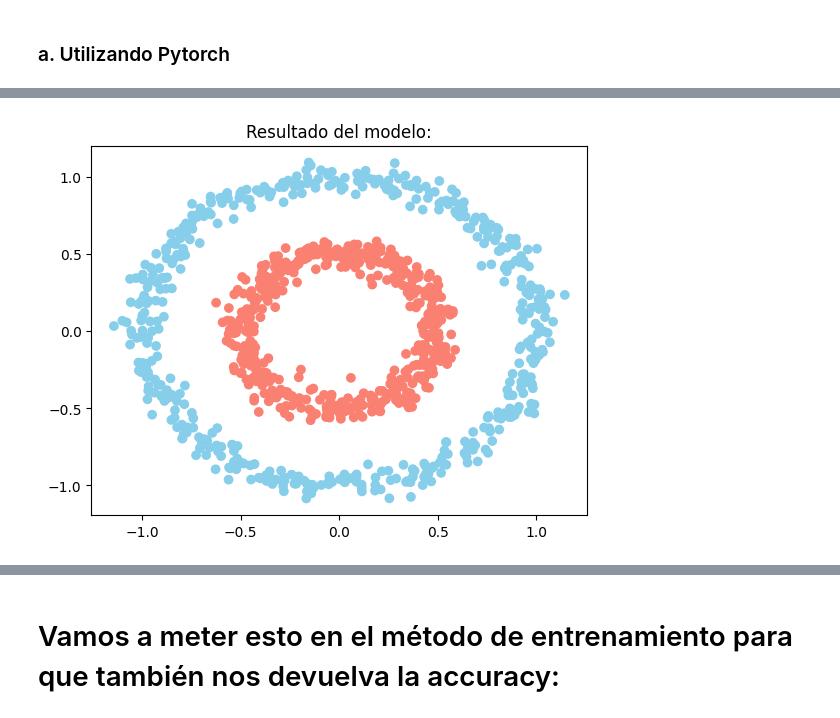
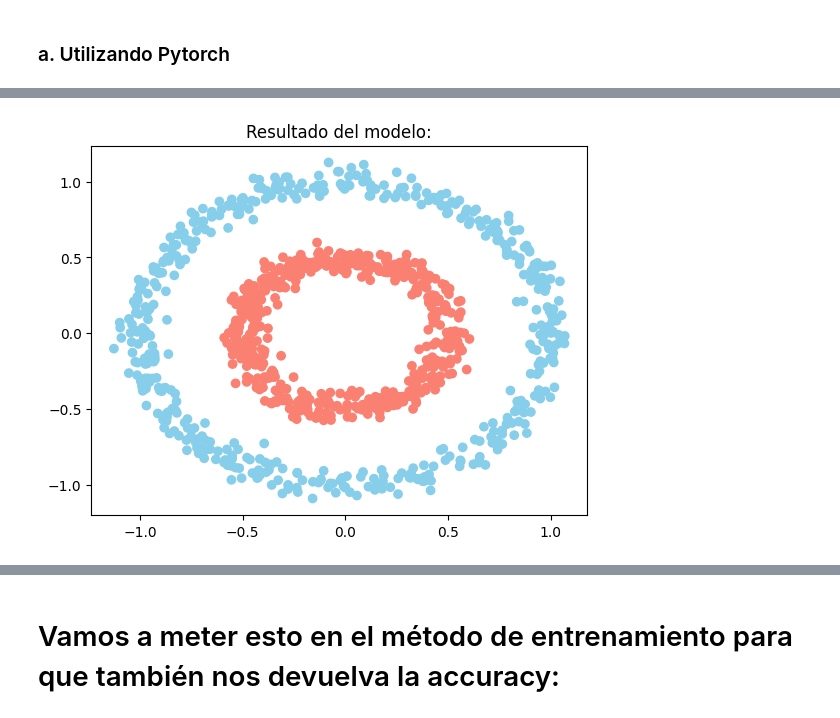
Before and after one commit to FullFran/Point_classifier, a Jupyter notebook: make_circles.ipynb, the cells around one changed output, grey strips where cells are left out. Saved outputs shown, nothing was run; the diff lists cells and outputs as text; code cells hidden in the pictures.

```diff
--- a/make_circles.ipynb
+++ b/make_circles.ipynb
@@ -160,14 +175,12 @@ class RedNeuronal(nn.Module):
 
         return LOSS, ITER
 # %%
-import torch
-import torch.nn as nn
-import torch.optim as optim
-from torch.nn.functional import relu, sigmoid
+# También podríamos haber creado la red con nn.Sequential
+# quedando así una forma de definirla muy similar a como lo aprendimos en Keras.
 
-class RedNeuronal(nn.Module):
+class RedNeuronal2(nn.Module):
     def __init__(self):
-        super(RedNeuronal, self).__init__()
+        super(RedNeuronal2, self).__init__()
         self.model = nn.Sequential(
             nn.Linear(2, 4),
             nn.ReLU(),
@@ -184,6 +197,7 @@ class RedNeuronal(nn.Module):
         )
 
     def forward(self, x):
+        x = x.to(self.model[0].weight.dtype)
         return self.model(x)
 
     def train(self, X, Y, num_epochs=100, lr=0.03, print_interval=20, stop_loss=0.0015,
@@ -255,17 +271,23 @@ criterion = nn.BCELoss()
 # %%
 # Transformamos los datos que tenemos en numpy a tensores de torch:
 # para utilizarlos en nuestro modelo.
-X_t = torch.from_numpy(X).float().to(device)
-Y_t = torch.from_numpy(Y).float().to(device)
+X_t = torch.from_numpy(X_train).float().to(device)
+Y_t = torch.from_numpy(Y_train).float().to(device)
 # Esto es para que tenga la forma de (n, 1) para poder realizar las operaciones.
 Y_t = Y_t.reshape(-1, 1)
+
+# Lo mismo con los datos de test.
+X_v = torch.from_numpy(X_test).float().to(device)
+Y_v = torch.from_numpy(Y_test).float().to(device)
+
+Y_v = Y_v.reshape(-1, 1)
 # %%
 # Creamos el objeto red neuronal:
-modelo = RedNeuronal()
+modelo_torch = RedNeuronal()
 # %%
 # Entrenamos la red neuronal usando el método train que hemos definido:
 # (Se que estoy utilizando los que he puesto por defecto llamandolos, pero
 # es solo con fines ilustrativos).
-LOSS, ITER = modelo.train(X_t, Y_t, num_epochs=10000,
-                          optimizer=optimizer, criterion=criterion)
+LOSS, ITER = modelo_torch.train(X_t, Y_t, num_epochs=10000,
+                                optimizer=optimizer, criterion=criterion)
 # %% [output]
@@ -282,17 +310,17 @@ plt.show()
 # %%
 # Ahora vamos a mostrar los resultados:
-result = modelo(X_t)
+result = modelo_torch(X_v)
 
 # se pasa el resultado a la cpu como un array de numpy:
 np_result = result.cpu().detach().numpy()
 
 # Graficamos los resultados al igual que antes:
 # Dado que en la última capa tenemos una función de activación sigmoide,
 # los resultados están en el rango de 0 a 1. Los resultados inferiores a 0.5
 # pertenecen a la clase '1' y los resultados mayores o iguales a 0.5 pertenecen a la clase '0'.
-plt.scatter(X[:, 0], X[:, 1],
+plt.scatter(X_test[:, 0], X_test[:, 1],
             c=['skyblue' if y < 0.5 else 'salmon' for y in np_result[:, 0]])
 plt.title('Resultado del modelo:')
 plt.show()
 # %% [output]
-[figure, old version]
+[figure, new version]
```
Also changed, not shown: parts of 33 cells of this notebook, 1 other file.
